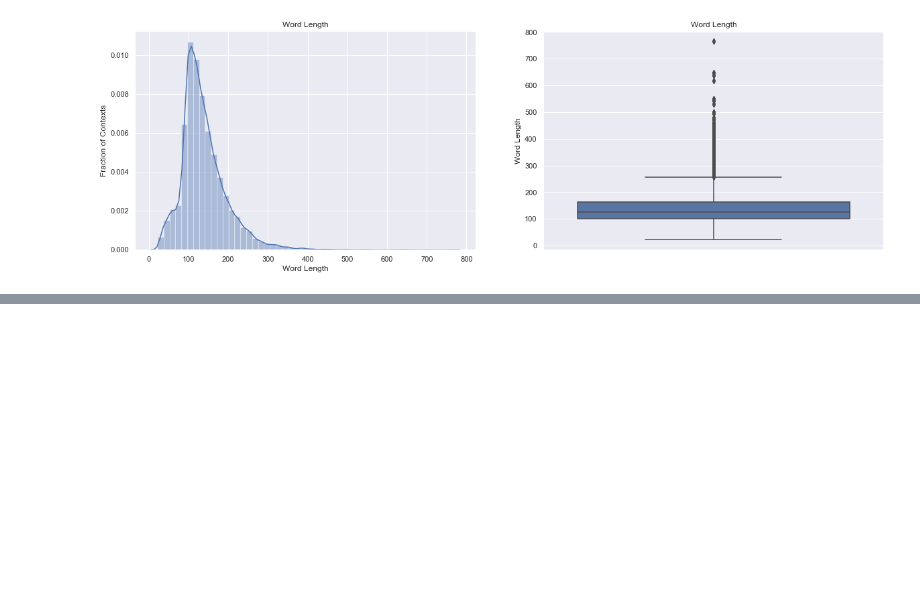
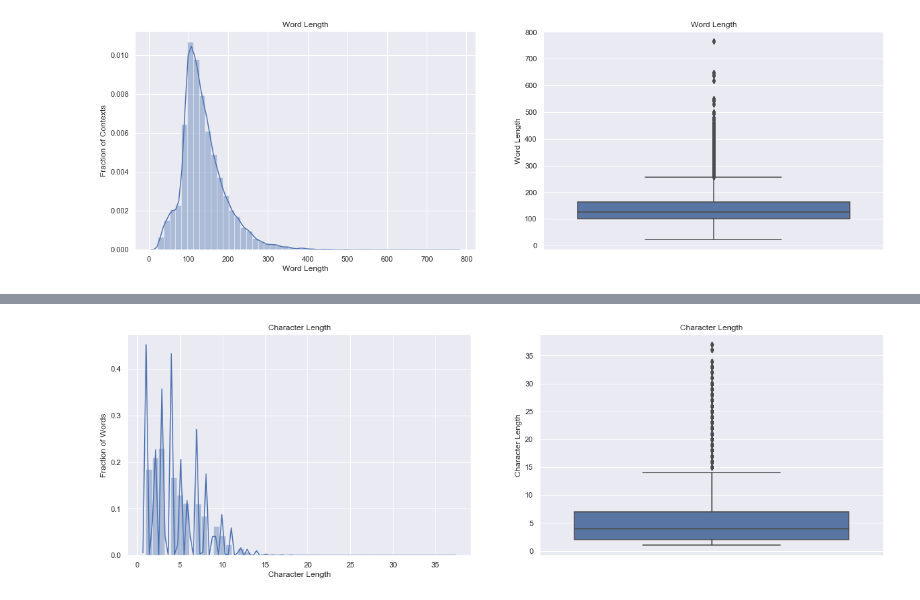
Before and after one commit to th3darkprince/BiDAF_SQUAD, a Jupyter notebook: eda/exploratory_data_analysis.ipynb, the cells around one changed output, grey strips where cells are left out. Drawn from its saved outputs; the diff is of its cells as text; code cells hidden in the pictures; blank space fills up the shorter version.

```diff
--- a/eda/exploratory_data_analysis.ipynb
+++ b/eda/exploratory_data_analysis.ipynb
@@ -174,3 +174,10 @@ Median:  127.0
 draw_plots(df['context_word_len'].values, "Word Length", "Fraction of Contexts", "Word Length")
 # %% [output]
 [figure]
+# %%
+combined_text = df['question'] + df['context']
+# %%
+char_len = []
+for i in combined_text:
+    for j in word_tokenize(i):
+        char_len.append(len(j))
@@ -176,0 +206,5 @@ draw_plots(df['context_word_len'].values, "Word Length", "Fraction of Contexts",
+# %%
+#character length data distribution
+draw_plots(char_len, "Character Length", "Fraction of Words", "Character Length")
+# %% [output]
+[figure, added]
```
Also changed, not shown: parts of 1 cell of this notebook.
